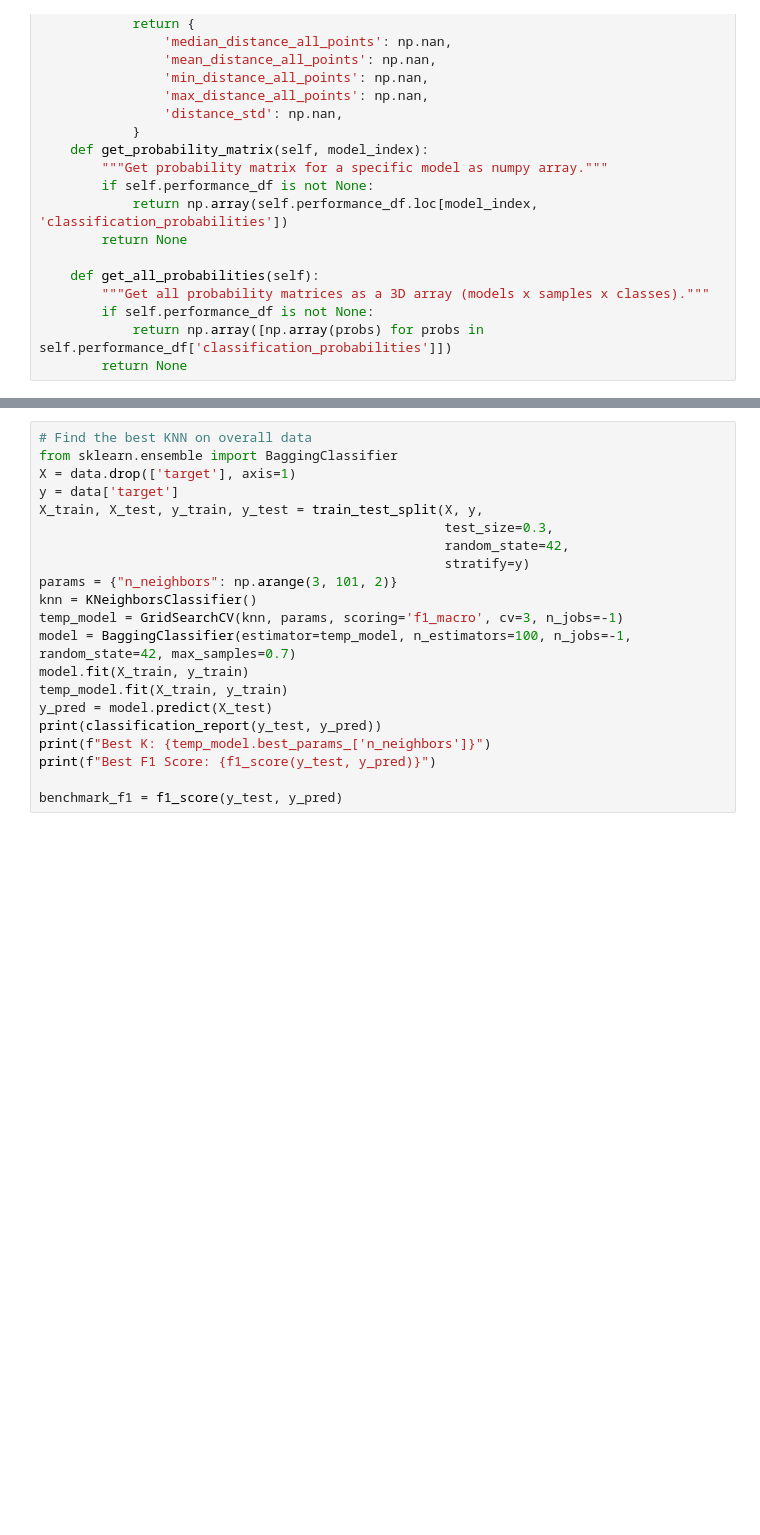
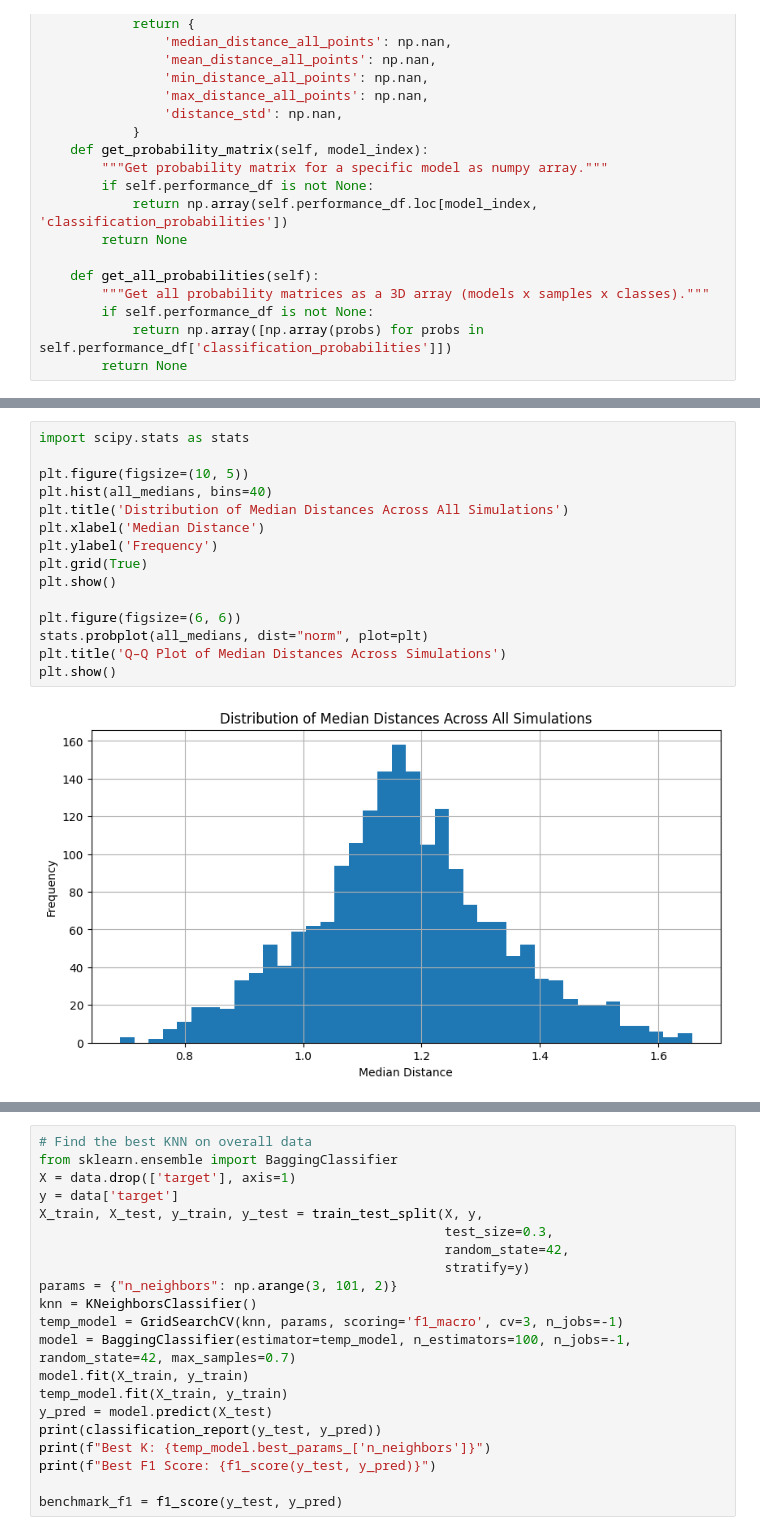
Before and after one commit to Abhiraj212024/KNN_Research, a Jupyter notebook: std-normal.ipynb, the cells around one changed output, grey strips where cells are left out. Drawn from its saved outputs; the diff is of its cells as text; blank space fills up the shorter version.

```diff
--- a/std-normal.ipynb
+++ b/std-normal.ipynb
@@ -297,3 +303,20 @@ Analyzing Model_96...
 Analyzing Model_97...
 Analyzing Model_98...
 Analyzing Model_99...
+# %%
+import scipy.stats as stats
+
+plt.figure(figsize=(10, 5))
+plt.hist(all_medians, bins=40)
+plt.title('Distribution of Median Distances Across All Simulations')
+plt.xlabel('Median Distance')
+plt.ylabel('Frequency')
+plt.grid(True)
+plt.show()
+
+plt.figure(figsize=(6, 6))
+stats.probplot(all_medians, dist="norm", plot=plt)
+plt.title('Q–Q Plot of Median Distances Across Simulations')
+plt.show()
+# %% [output]
+[figure, added]
```
Also changed, not shown: parts of 7 cells of this notebook, 4 other files.
